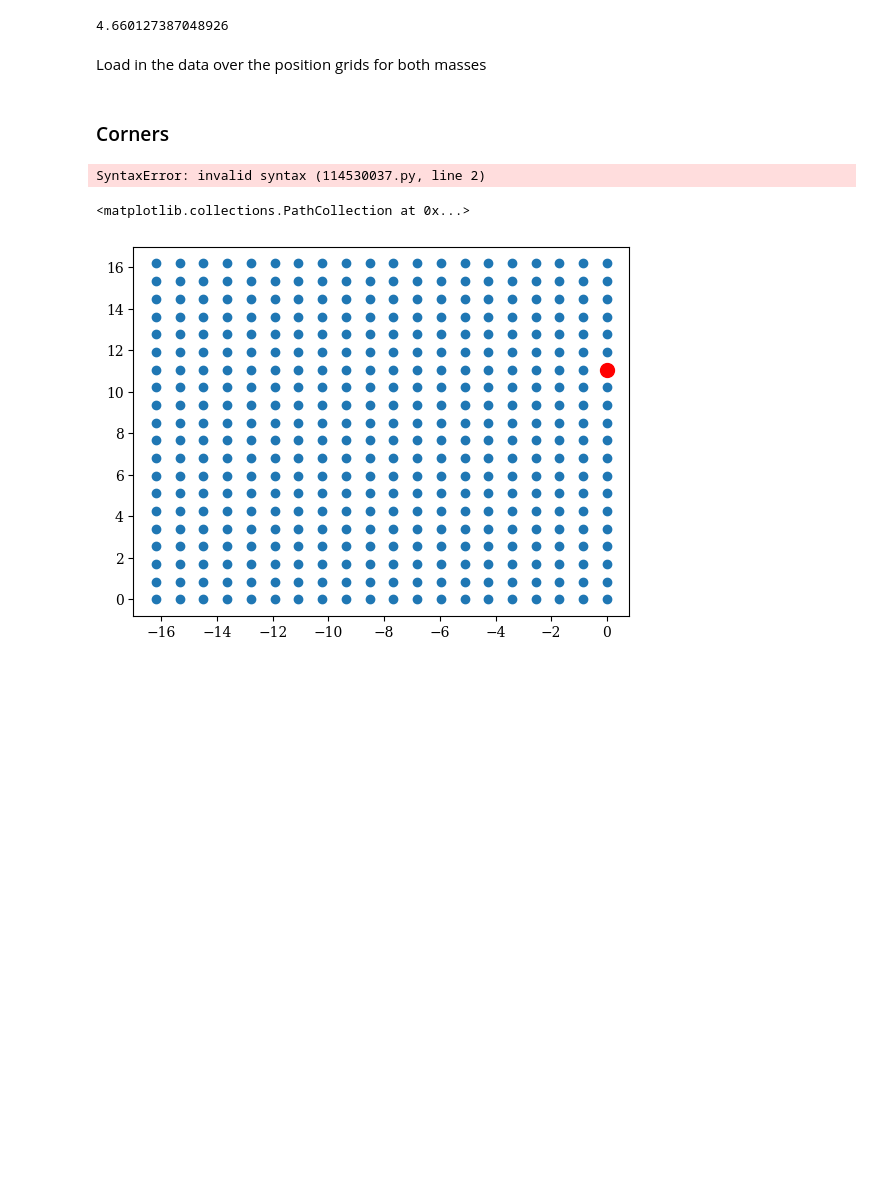
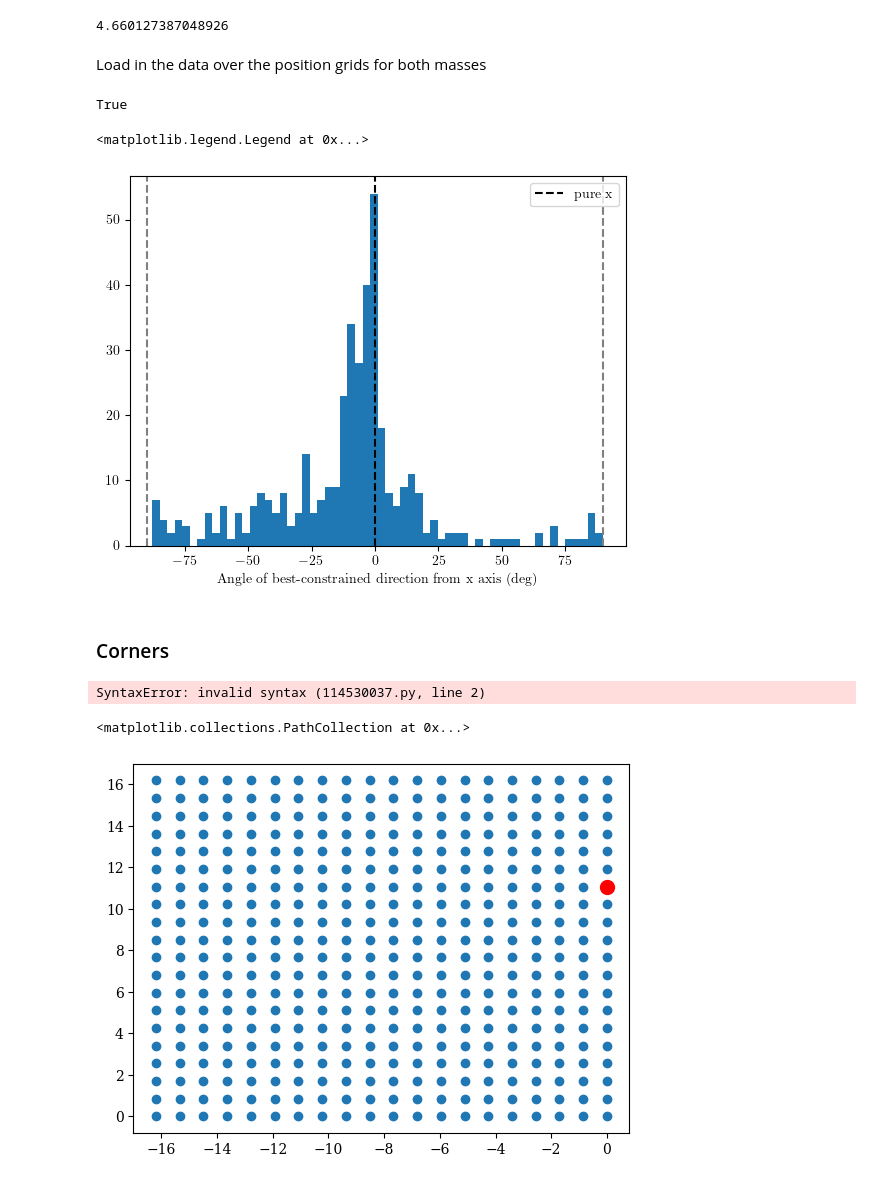
Before and after one commit to abby-moran/Quasar_microlensing_public, a Jupyter notebook: interp_grid04.ipynb, the cells around one changed output. Saved outputs shown, nothing was run; the diff lists cells and outputs as text; code cells hidden in the pictures; blank space fills up the shorter version.

Commit message:
Added a plot in the Ml=0.4 notebook showing the direction of the minimum EV of the centroid covariance matrix

```diff
--- a/interp_grid04.ipynb
+++ b/interp_grid04.ipynb
@@ -135,6 +135,52 @@ Sigma_res = np.linalg.inv(Sigma_inv + prior_term)
 # residual metrics, Eqs. (21)-(22) applied to Sigma_res (uas)
 sigma_c1_res = np.abs(np.linalg.det(Sigma_res)).ravel()**0.25
 sigma_c2_res = np.sqrt(np.abs(np.min(np.linalg.eigvalsh(Sigma_res.reshape(400, 2, 2)), axis=1)))
+# %%
+def sigma_c2_direction(Sigma_res, shape=(400, 2, 2)):
+    """
+    Sigma_res : array reshape-able to (N, 2, 2) -- centroid residual covariance
+        matrices.
+
+    Returns
+    -------
+    sigma_c2 : array, shape (N,)
+        sqrt of the min eigenvalue per matrix (same as your existing sigma_c2_res).
+    min_dir : array, shape (N, 2)
+        unit eigenvector associated with the min eigenvalue (best-constrained direction).
+    angle_deg : array, shape (N,)
+        angle from +x axis, folded into [-90, 90).
+    """
+    Sig = Sigma_res.reshape(*shape)
+
+    eigvals, eigvecs = np.linalg.eigh(Sig)   # eigvals ascending: (N,2), eigvecs: (N,2,2)
+
+    sigma_c2 = np.sqrt(np.abs(eigvals[:, 0]))
+
+    min_dir = eigvecs[:, :, 0]   # first column = eigenvector for smallest eigenvalue
+
+    angle_deg = np.degrees(np.arctan2(min_dir[:, 1], min_dir[:, 0]))
+    angle_deg = ((angle_deg + 90) % 180) - 90
+
+    return sigma_c2, min_dir, angle_deg
+
+
+sigma_c2_res, min_dir_res, angle_deg_res = sigma_c2_direction(Sigma_res, shape=(400, 2, 2))
+
+# sanity check against existing line
+print(np.allclose(sigma_c2_res, np.sqrt(np.abs(np.min(np.linalg.eigvalsh(Sigma_res.reshape(400,2,2)), axis=1)))))
+# %% [output]
+True
+# %%
+
+plt.hist(angle_deg_res, bins=60)
+plt.xlabel('Angle of best-constrained direction from x axis (deg)')
+plt.axvline(0, color='k', ls='--', label='pure x')
+plt.axvline(90, color='gray', ls='--')
+plt.axvline(-90, color='gray', ls='--')
+plt.legend()
+# %% [output]
+<matplotlib.legend.Legend at 0x...>
+[figure, added]
 # %%
 #define some constants for vel
 bulk_vel=400
```
Also changed, not shown: parts of 5 cells of this notebook.
